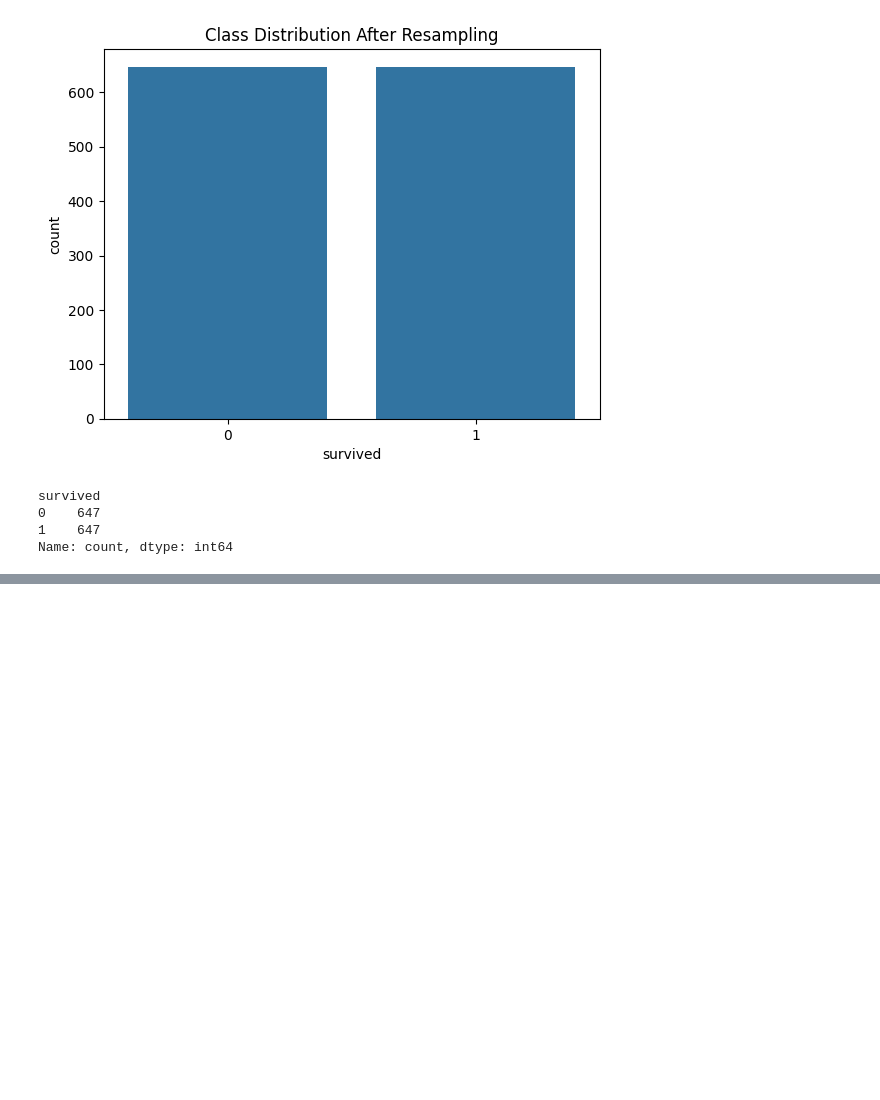
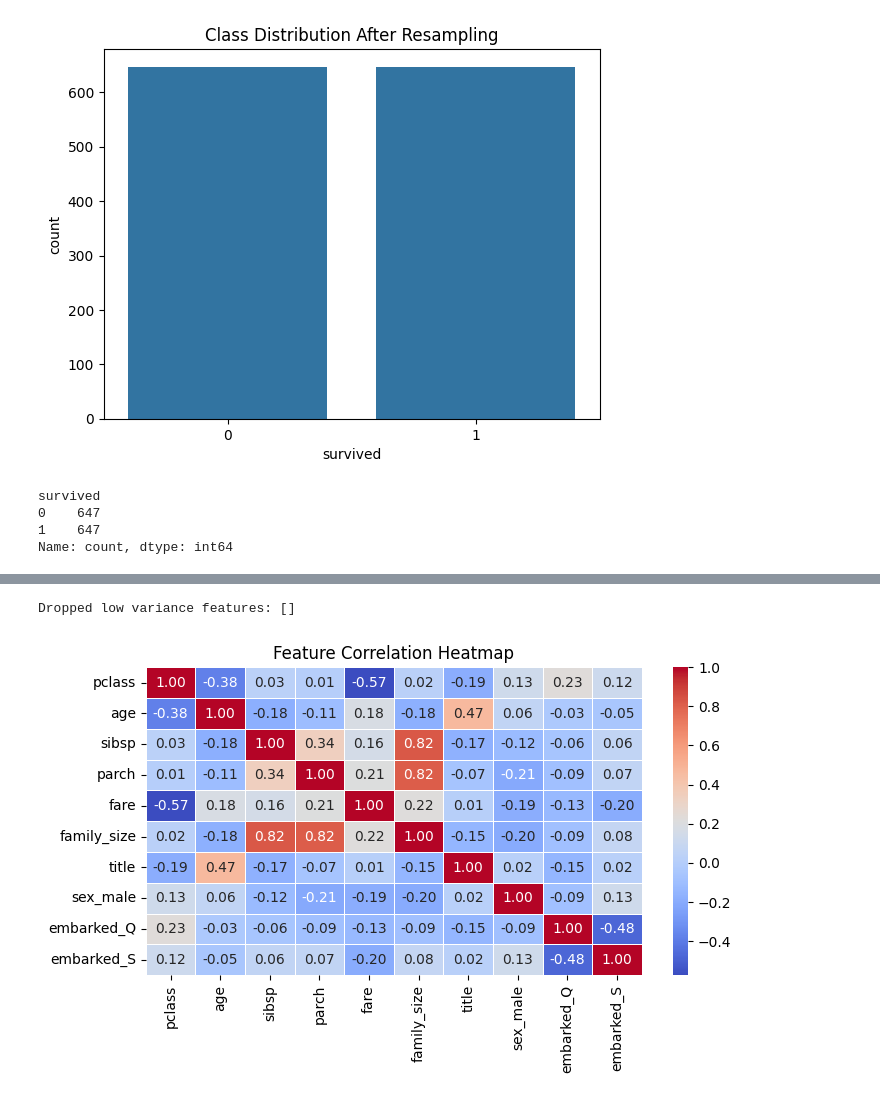
Before and after one commit to hibbakamas/ML-fundamentals-2025, a Jupyter notebook: assignment_1_Hibba_Kamas.ipynb, the cells around one changed output, grey strips where cells are left out. Saved outputs shown, nothing was run; the diff lists cells and outputs as text; code cells hidden in the pictures; blank space fills up the shorter version.

```diff
--- a/assignment_1_Hibba_Kamas.ipynb
+++ b/assignment_1_Hibba_Kamas.ipynb
@@ -481,6 +502,12 @@ X_test_encoded = encoder.transform(X_test[categorical_features])
+# %%
+# ordinal encoding to convert titles into numbers
+encoder2 = OrdinalEncoder()
+X_train["title"] = encoder2.fit_transform(X_train[["title"]])
+X_val["title"] = encoder2.transform(X_val[["title"]])
+X_test["title"] = encoder2.transform(X_test[["title"]])
 # %%
 # get new column names for encoded features
-encoded_columns = encoder.get_feature_names_out(categorical_features)
+encoded_columns = encoder1.get_feature_names_out(categorical_features)
 # convert to a dataframe with new column names
 X_train_encoded_df = pd.DataFrame(X_train_encoded, columns=encoded_columns, index=X_train.index)
 X_val_encoded_df = pd.DataFrame(X_val_encoded, columns=encoded_columns, index=X_val.index)
@@ -676,0 +733,5 @@ Name: count, dtype: int64
+# %%
+# variance for each feature
+feature_variances = X_train.var()
+print("Feature Variances:")
+print(feature_variances.sort_values(ascending=True))
@@ -676,0 +751,26 @@ Name: count, dtype: int64
+# %%
+# variance threshold
+threshold = 0.01
+
+# low variance features
+low_variance_features = feature_variances[feature_variances < threshold].index
+
+# drop low variance features
+X_train = X_train.drop(columns=low_variance_features)
+X_val = X_val.drop(columns=low_variance_features)
+X_test = X_test.drop(columns=low_variance_features)
+
+print("Dropped low variance features:", low_variance_features.tolist())
+# %% [output]
+Dropped low variance features: []
+# %%
+# correlation matrix
+corr_matrix = X_train.corr()
+
+# Plot heatmap
+plt.figure(figsize=(8, 4))
+sns.heatmap(corr_matrix, annot=True, fmt=".2f", cmap="coolwarm", linewidths=0.5)
+plt.title("Feature Correlation Heatmap")
+plt.show()
+# %% [output]
+[figure, added]
```
Also changed, not shown: parts of 28 cells of this notebook.
